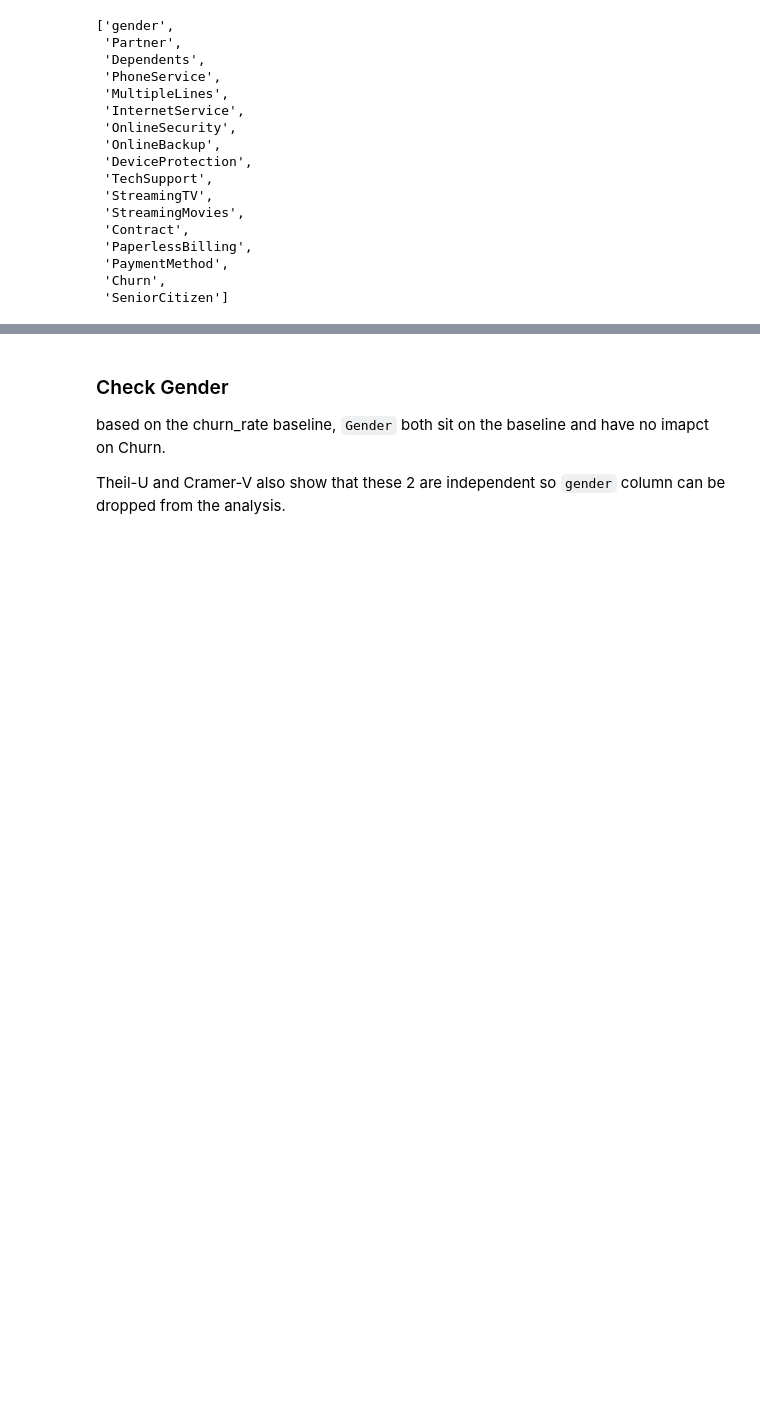
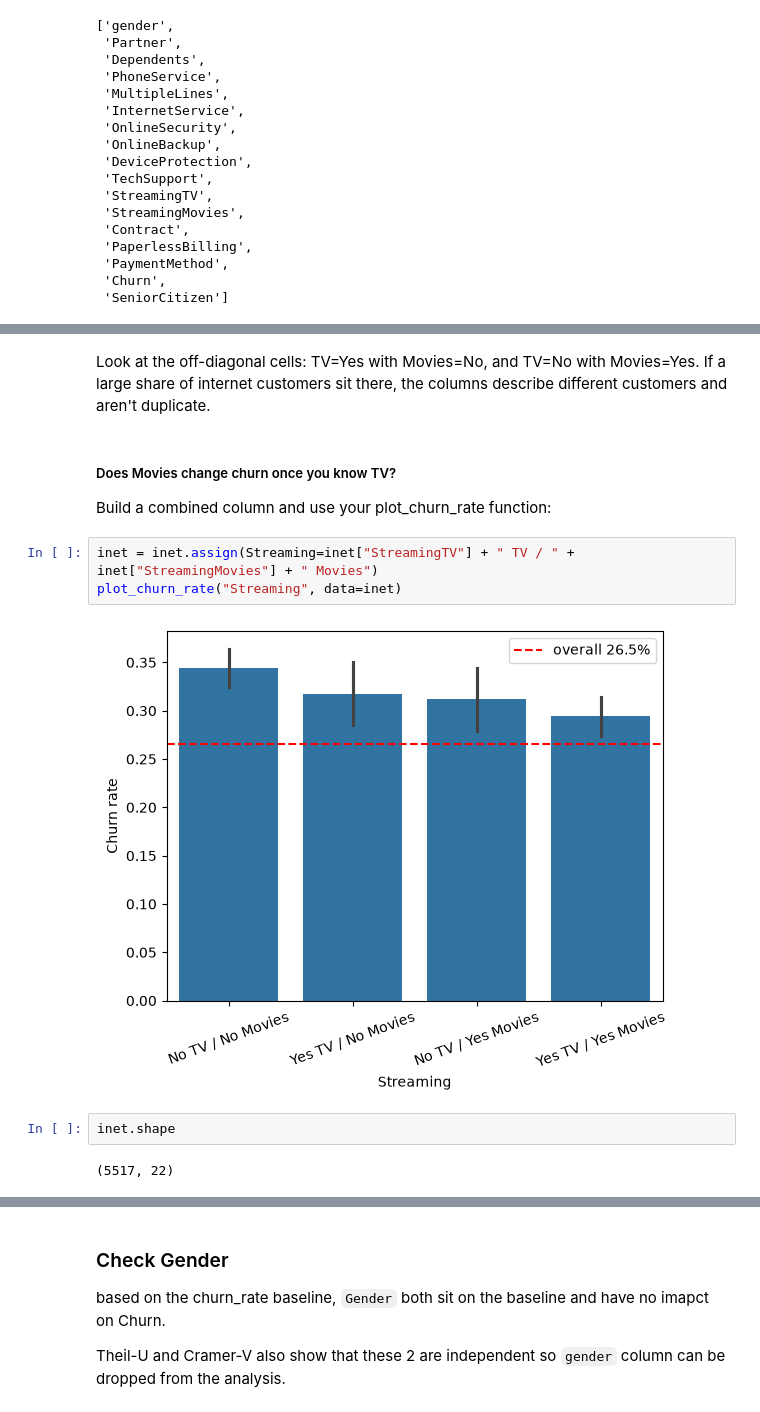
Before and after one commit to jeswingeorge/Telco-Customer-Churn-Kaggle, a Jupyter notebook: notebooks/2_bi_multivariate_analysis.ipynb, the cells around one changed output, grey strips where cells are left out. Cells and saved outputs as stored; diff of their text form; blank space fills up the shorter version.

```diff
--- a/notebooks/2_bi_multivariate_analysis.ipynb
+++ b/notebooks/2_bi_multivariate_analysis.ipynb
@@ -322,0 +334,14 @@ df.drop(columns=['StreamingMovies'], inplace=True, errors='ignore')
+# %% [markdown]
+Look at the off-diagonal cells: TV=Yes with Movies=No, and TV=No with Movies=Yes. If a large share of internet customers sit there, the columns describe different customers and aren't duplicate.
+# %% [markdown]
+##### Does Movies change churn once you know TV?
+Build a combined column and use your plot_churn_rate function:
+# %%
+inet = inet.assign(Streaming=inet["StreamingTV"] + " TV / " + inet["StreamingMovies"] + " Movies")
+plot_churn_rate("Streaming", data=inet)
+# %% [output]
+[figure, added]
+# %%
+inet.shape
+# %% [output]
+(5517, 22)
```
Also changed, not shown: parts of 66 cells of this notebook, 9 other files.
